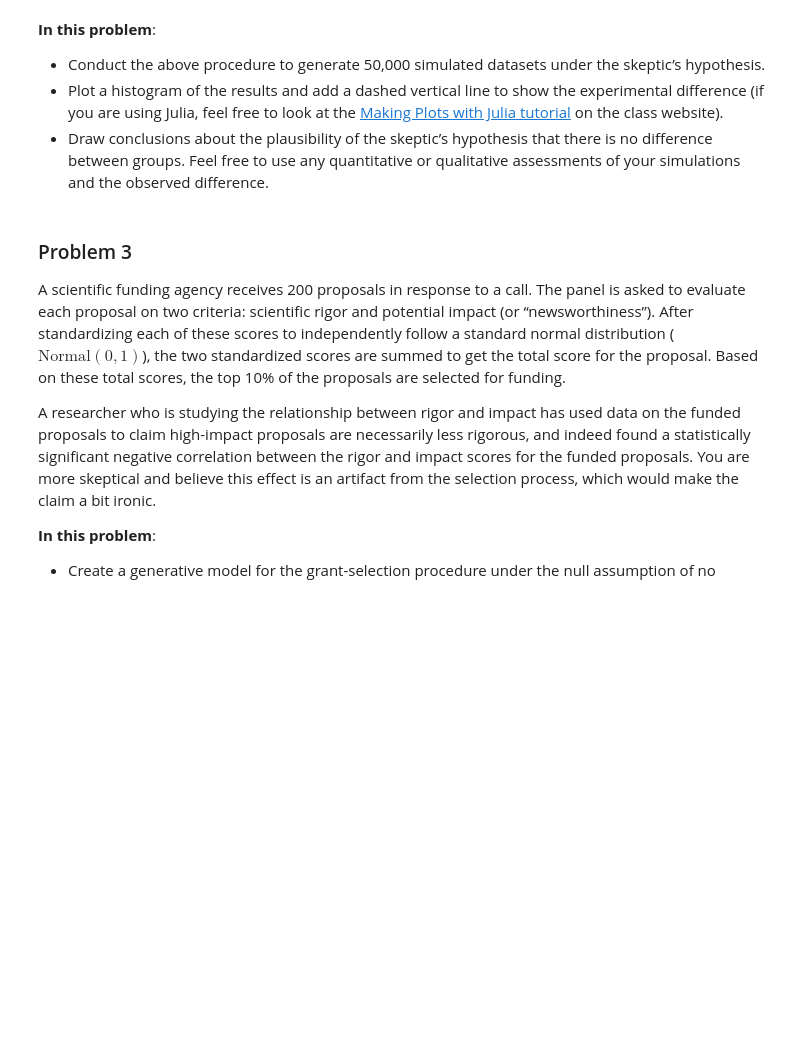
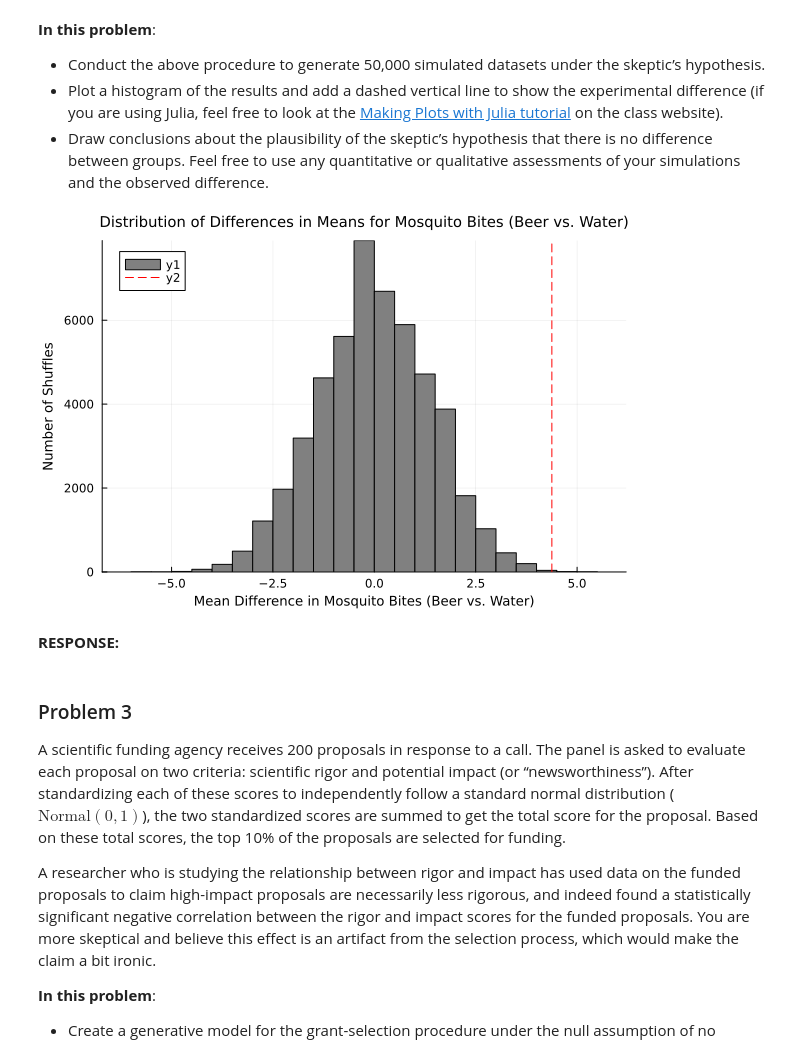
Before and after one commit to BEE4850-SP25/hw01-christinemswanson, a Jupyter notebook: hw01.ipynb, the cells around one changed output. Saved outputs shown, nothing was run; the diff lists cells and outputs as text; code cells hidden in the pictures; blank space fills up the shorter version.

```diff
--- a/hw01.ipynb
+++ b/hw01.ipynb
@@ -189,6 +205,55 @@ follows.
     that there is no difference between groups. Feel free to use any
     quantitative or qualitative assessments of your simulations and the
     observed difference.
+# %%
+# Procedure: Shuffle the original data set, recalculate differences in means b/w shuffled groups
+# repeat 50K times, compare "observed" difference to distribution of simulated differences
+
+# for this code block and the next, I first wrote the code in Python, where I adapted the code from
+# a previous assignment on bootstrapping for my environmental stats class last semester
+# I used some StackOverflow posts to figure out how to convert the code from Python
+# to Julia (see References)
+
+# set the seed so results are reproducible
+Random.seed!(1234)
+
+# number of shuffles
+num_shuffles = 50000
+
+# store the mean difference values on each shuffle
+mean_diff_vals = []
+
+for i in 1:num_shuffles
+    # step 1: shuffle the data
+    shuffled_data = data
+    shuffled_data.group = shuffle(data.group)
+
+    # step 2: re-calculate the differences in means (code provided above)
+    beer = mean(shuffled_data[shuffled_data.group .== "beer", :bites])
+    water = mean(shuffled_data[shuffled_data.group .== "water", :bites])
+
+    mean_diff_i = beer - water
+
+    # step 3: append the mean difference values to the list
+    push!(mean_diff_vals, mean_diff_i)
+
+end
+# %%
+# plot the mean difference values as a histogram
+
+histogram(mean_diff_vals, color = "grey", bins = 25,
+xlabel = "Mean Difference in Mosquito Bites (Beer vs. Water)",
+          ylabel = "Number of Shuffles",
+          title = "Distribution of Differences in Means for Mosquito Bites (Beer vs. Water)",
+          titlefont = font(10),
+          guidefont = font(9))
+
+# plot the original value that was computed on the original "synthetic" data set as a red dashed line
+vline!([observed_difference], color = "red", linestyle = :dash)
+# %% [output]
+[figure, added]
+# %% [markdown]
+**RESPONSE:**
 # %% [markdown]
 ### Problem 3
 
```
Also changed, not shown: parts of 3 cells of this notebook.
